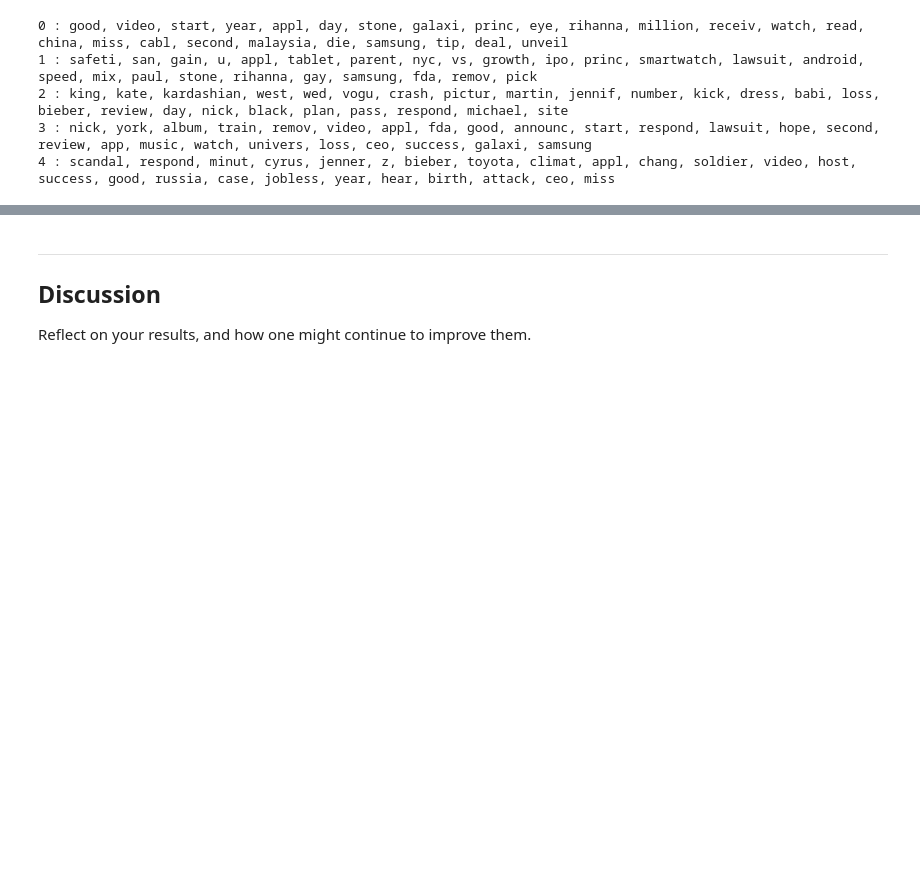
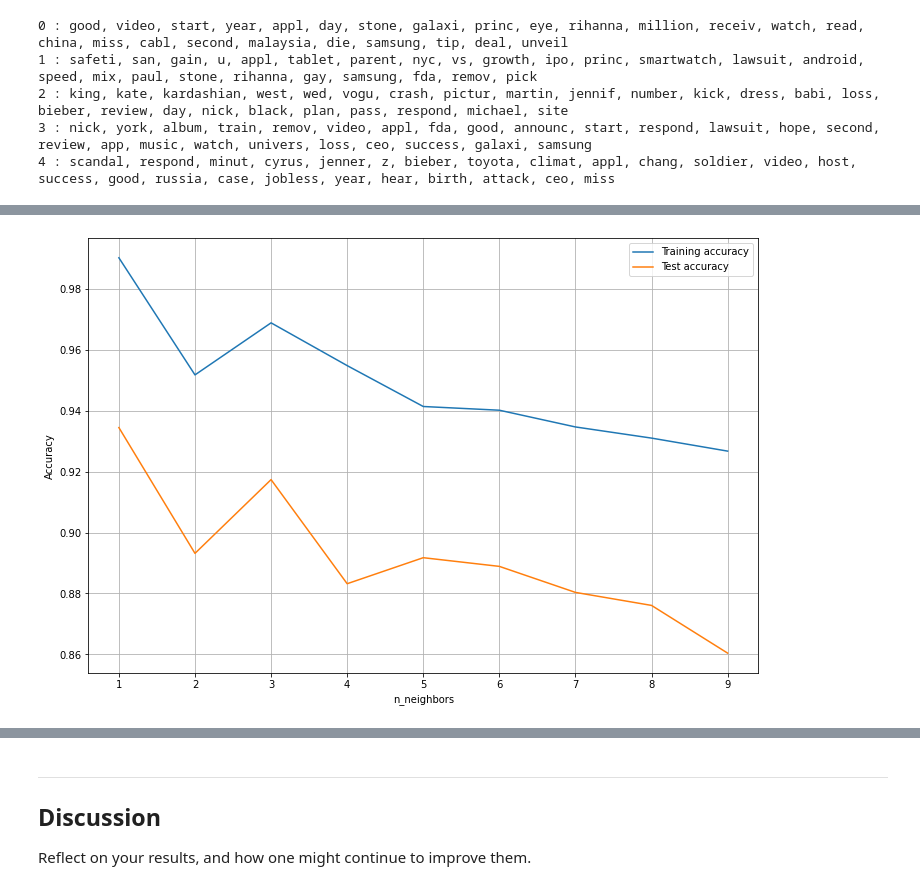
Before and after one commit to MartinRybergLaude/dm1590-project, a Jupyter notebook: newspapers.ipynb, the cells around one changed output, grey strips where cells are left out. Cells and saved outputs as stored; diff of their text form; code cells hidden in the pictures; blank space fills up the shorter version.

Commit message:
Added classification, and added a shorter data set for testing

```diff
--- a/newspapers.ipynb
+++ b/newspapers.ipynb
@@ -59,4 +61,9 @@ data = pd.read_csv('NewsAggregatorDataset/newsCorpora.csv',sep='\t',header=None,
 [nltk_data]   Package omw-1.4 is already up-to-date!
+# %%
+# ONLY run this if you want a shorter training and test set
+# Useful for testing code
+
+data = pd.read_csv('NewsAggregatorDataset/newsCorpora_short.csv',sep='\t',header=None, names=column_names)
 # %% [markdown]
 ### 1.2 Vectorize data
 
@@ -272,0 +283,27 @@ for num, centroid in enumerate(common_words):
+# %%
+# TAKES VERY LONG with the entire data
+# This is because it essentially has to do the model 10 times
+# This might not actually be required for the project...
+
+# Find the most accurate k-value
+training_accuracy = []
+test_accuracy = []
+k_arr = range(1, 10)
+
+# Creates and trains all of the classifiers, and saves the results in arrays
+for k in k_arr:
+  clf = KNeighborsClassifier(n_neighbors=k)  # Initializes kNN classifier with k neighbors
+  clf.fit(X_train, y_train) # Fits the classifier to the data
+  training_accuracy.append(clf.score(X_train, y_train)) # Records training set accuracy
+  test_accuracy.append(clf.score(X_test, y_test))  # Records generalization accuracy
+
+plt.figure(figsize=(12, 8))
+plt.plot(k_arr, training_accuracy, label="Training accuracy")
+plt.plot(k_arr, test_accuracy, label="Test accuracy")
+plt.ylabel("Accuracy")
+plt.xlabel("n_neighbors")
+plt.legend()
+plt.grid()
+plt.show()
+# %% [output]
+[figure, added]
```
Also changed, not shown: parts of 9 cells of this notebook, 1 other file.
